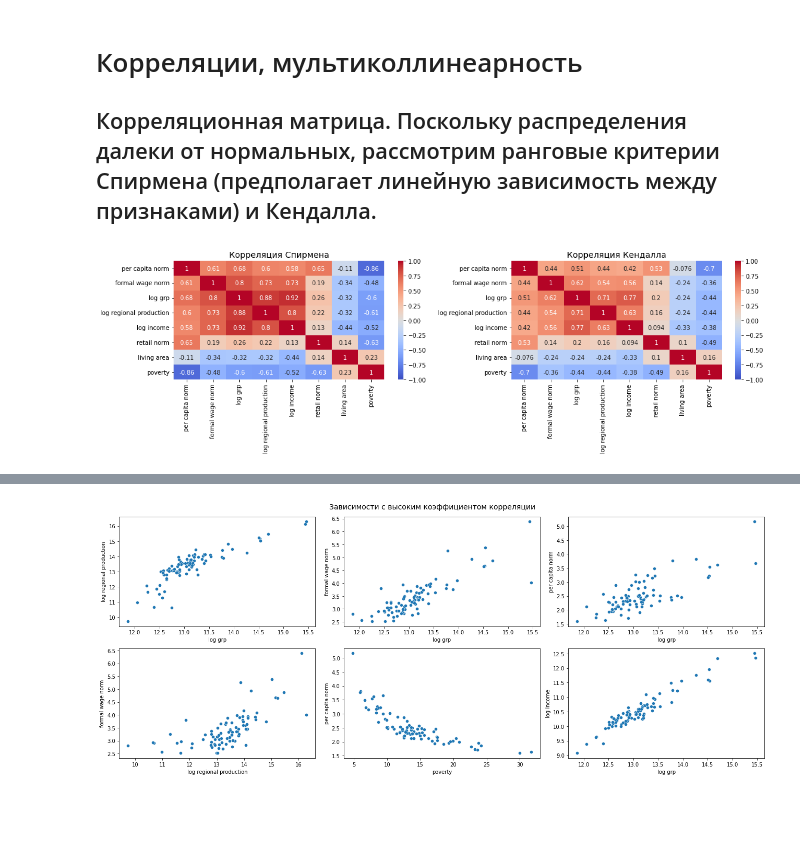
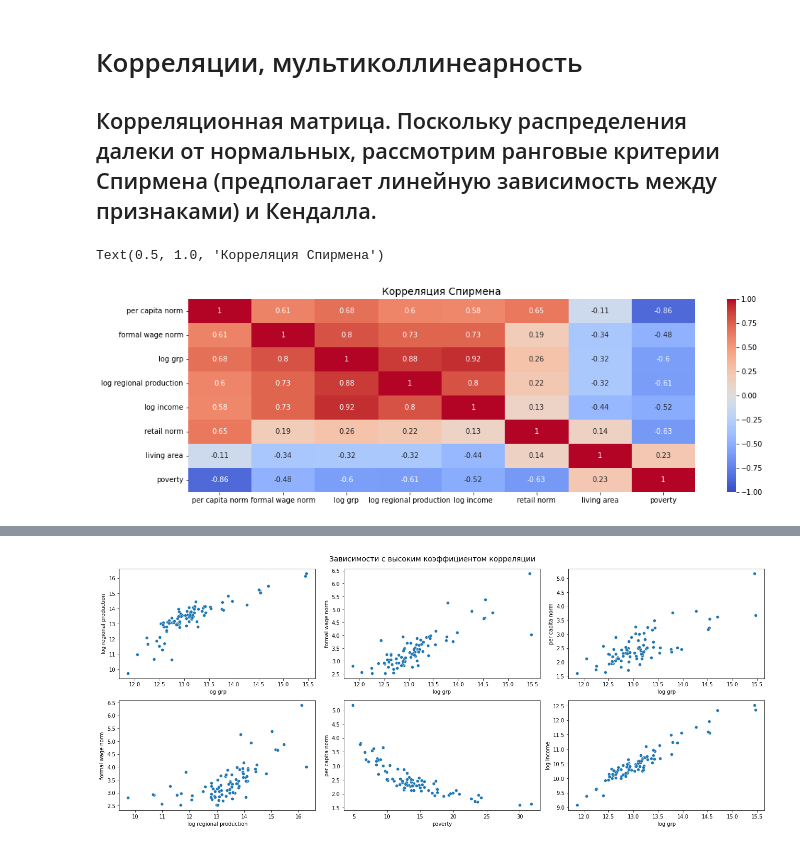
Before and after one commit to dmitruy11/PROJEKT-ITOG-1, a Jupyter notebook: p2_модел.ipynb, the cells around one changed output, grey strips where cells are left out. Drawn from its saved outputs; the diff is of its cells as text; code cells hidden in the pictures; blank space fills up the shorter version.

```diff
--- a/p2_модел.ipynb
+++ b/p2_модел.ipynb
@@ -298,13 +302,9 @@ poverty:   p-value = 0.000
 # Корреляции, мультиколлинеарность
 ## Корреляционная матрица. Поскольку распределения далеки от нормальных, рассмотрим ранговые критерии Спирмена (предполагает линейную зависимость между признаками) и Кендалла.
 # %%
-fig, ax = plt.subplots(1, 2, figsize=(16, 5))
-sns.heatmap(model_df.corr(method='spearman'),
-            annot=True, cmap='coolwarm', vmin=-1, ax=ax[0])
-sns.heatmap(model_df.corr(method='kendall'),
-            annot=True, cmap='coolwarm', vmin=-1, ax=ax[1])
-ax[0].set_title('Корреляция Спирмена', fontsize=14)
-ax[1].set_title('Корреляция Кендалла', fontsize=14)
-plt.tight_layout();
+fig, ax = plt.subplots(figsize=(16, 5))
+sns.heatmap(model_df.corr(method='spearman'), annot=True, cmap='coolwarm', vmin=-1)
+ax.set_title('Корреляция Спирмена', fontsize=14)
 # %% [output]
+Text(0.5, 1.0, 'Корреляция Спирмена')
-[figure, old version]
+[figure, new version]
```
Also changed, not shown: parts of 8 cells of this notebook, 2 other files.
